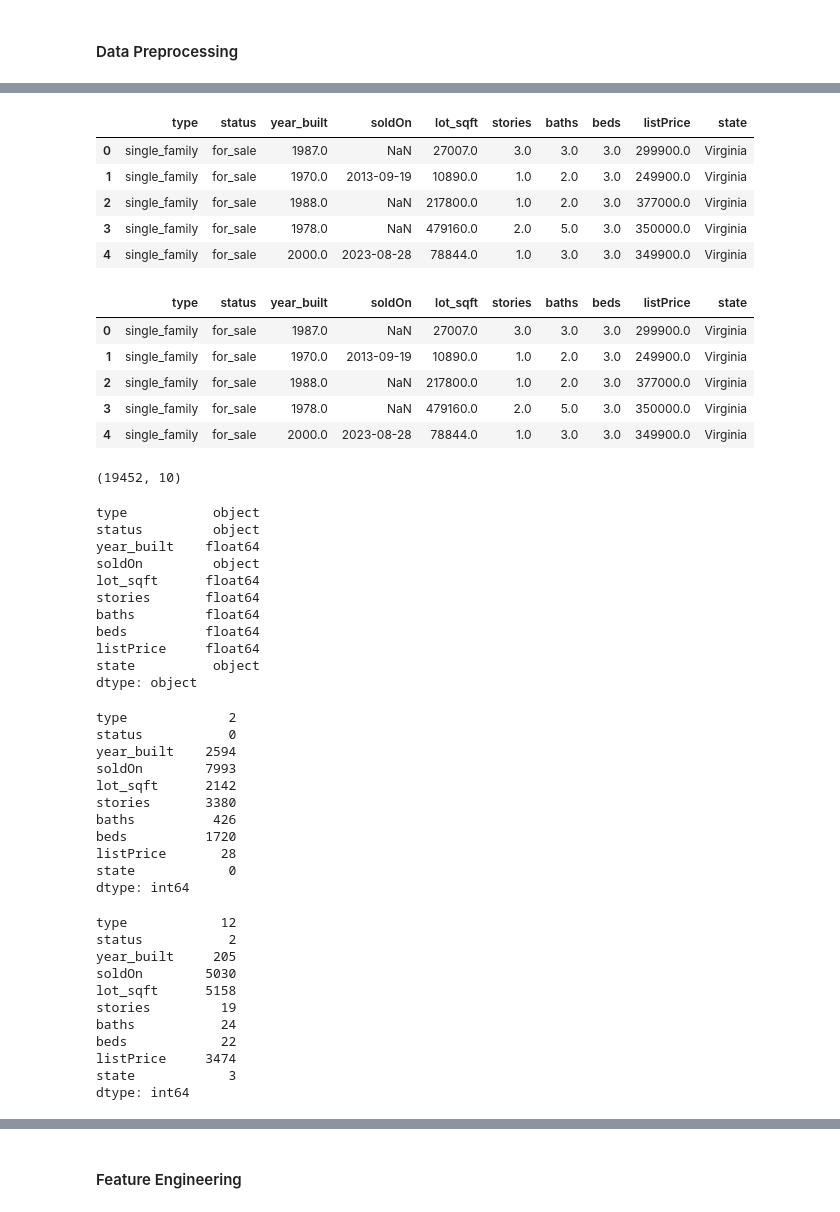
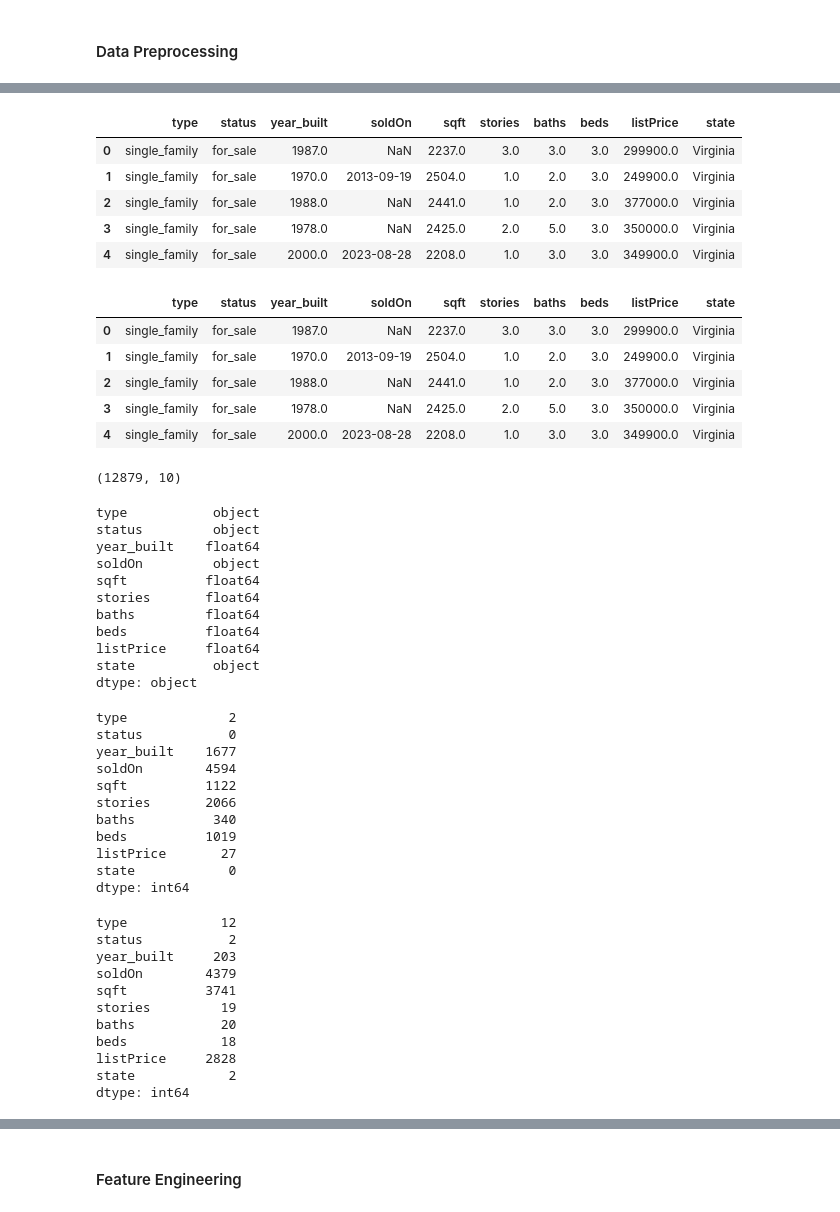
Before and after one commit to NishanD21/Price-Prediction-model-for-Real-Estate, a Jupyter notebook: real_estate.ipynb, the cells around one changed output, grey strips where cells are left out. Drawn from its saved outputs; the diff is of its cells as text; code cells hidden in the pictures.

```diff
--- a/real_estate.ipynb
+++ b/real_estate.ipynb
@@ -146,9 +146,9 @@ dtype: int64
 # %%
 # Feature selection
 
-df_fl = df_fl[['type','status','year_built','soldOn','lot_sqft','stories','baths','beds','listPrice']]
-df_id = df_id[['type','status','year_built','soldOn','lot_sqft','stories','baths','beds','listPrice']]
-df_vi = df_vi[['type','status','year_built','soldOn','lot_sqft','stories','baths','beds','listPrice']]
+df_fl = df_fl[['type','status','year_built','soldOn','sqft','stories','baths','beds','listPrice']]
+#df_id = df_id[['type','status','year_built','soldOn','sqft','stories','baths','beds','listPrice']]
+df_vi = df_vi[['type','status','year_built','soldOn','sqft','stories','baths','beds','listPrice']]
 
 df_fl['state'] = 'Florida'
 df_id['state'] = 'Idaho'
@@ -174,28 +165,28 @@ df_id.head()
 # %%
 df_vi.head()
 # %% [output]
-|  | type | status | year_built | soldOn | lot_sqft | stories | baths | beds | listPrice | state |
-| 0 | single_family | for_sale | 1987.0 | NaN | 27007.0 | 3.0 | 3.0 | 3.0 | 299900.0 | Virginia |
-| 1 | single_family | for_sale | 1970.0 | 2013-09-19 | 10890.0 | 1.0 | 2.0 | 3.0 | 249900.0 | Virginia |
-| 2 | single_family | for_sale | 1988.0 | NaN | 217800.0 | 1.0 | 2.0 | 3.0 | 377000.0 | Virginia |
-| 3 | single_family | for_sale | 1978.0 | NaN | 479160.0 | 2.0 | 5.0 | 3.0 | 350000.0 | Virginia |
-| 4 | single_family | for_sale | 2000.0 | 2023-08-28 | 78844.0 | 1.0 | 3.0 | 3.0 | 349900.0 | Virginia |
+|  | type | status | year_built | soldOn | sqft | stories | baths | beds | listPrice | state |
+| 0 | single_family | for_sale | 1987.0 | NaN | 2237.0 | 3.0 | 3.0 | 3.0 | 299900.0 | Virginia |
+| 1 | single_family | for_sale | 1970.0 | 2013-09-19 | 2504.0 | 1.0 | 2.0 | 3.0 | 249900.0 | Virginia |
+| 2 | single_family | for_sale | 1988.0 | NaN | 2441.0 | 1.0 | 2.0 | 3.0 | 377000.0 | Virginia |
+| 3 | single_family | for_sale | 1978.0 | NaN | 2425.0 | 2.0 | 5.0 | 3.0 | 350000.0 | Virginia |
+| 4 | single_family | for_sale | 2000.0 | 2023-08-28 | 2208.0 | 1.0 | 3.0 | 3.0 | 349900.0 | Virginia |
 # %%
 # concatinating 3 dataframes into one
 
-df = pd.concat([df_vi,df_fl,df_id],axis=0)
+df = pd.concat([df_vi,df_fl],axis=0)
 df.head()
 # %% [output]
-|  | type | status | year_built | soldOn | lot_sqft | stories | baths | beds | listPrice | state |
-| 0 | single_family | for_sale | 1987.0 | NaN | 27007.0 | 3.0 | 3.0 | 3.0 | 299900.0 | Virginia |
-| 1 | single_family | for_sale | 1970.0 | 2013-09-19 | 10890.0 | 1.0 | 2.0 | 3.0 | 249900.0 | Virginia |
-| 2 | single_family | for_sale | 1988.0 | NaN | 217800.0 | 1.0 | 2.0 | 3.0 | 377000.0 | Virginia |
-| 3 | single_family | for_sale | 1978.0 | NaN | 479160.0 | 2.0 | 5.0 | 3.0 | 350000.0 | Virginia |
-| 4 | single_family | for_sale | 2000.0 | 2023-08-28 | 78844.0 | 1.0 | 3.0 | 3.0 | 349900.0 | Virginia |
+|  | type | status | year_built | soldOn | sqft | stories | baths | beds | listPrice | state |
+| 0 | single_family | for_sale | 1987.0 | NaN | 2237.0 | 3.0 | 3.0 | 3.0 | 299900.0 | Virginia |
+| 1 | single_family | for_sale | 1970.0 | 2013-09-19 | 2504.0 | 1.0 | 2.0 | 3.0 | 249900.0 | Virginia |
+| 2 | single_family | for_sale | 1988.0 | NaN | 2441.0 | 1.0 | 2.0 | 3.0 | 377000.0 | Virginia |
+| 3 | single_family | for_sale | 1978.0 | NaN | 2425.0 | 2.0 | 5.0 | 3.0 | 350000.0 | Virginia |
+| 4 | single_family | for_sale | 2000.0 | 2023-08-28 | 2208.0 | 1.0 | 3.0 | 3.0 | 349900.0 | Virginia |
 # %%
 df.shape
 # %% [output]
-(19452, 10)
+(12879, 10)
 # %%
 df.dtypes
 # %% [output]
@@ -203,7 +194,7 @@ type           object
 status         object
 year_built    float64
 soldOn         object
-lot_sqft      float64
+sqft          float64
 stories       float64
 baths         float64
 beds          float64
@@ -215,13 +206,13 @@ df.isnull().sum()
 # %% [output]
 type             2
 status           0
-year_built    2594
-soldOn        7993
-lot_sqft      2142
-stories       3380
-baths          426
-beds          1720
-listPrice       28
+year_built    1677
+soldOn        4594
+sqft          1122
+stories       2066
+baths          340
+beds          1019
+listPrice       27
 state            0
 dtype: int64
 # %%
@@ -229,14 +220,14 @@ df.nunique()
 # %% [output]
 type            12
 status           2
-year_built     205
-soldOn        5030
-lot_sqft      5158
+year_built     203
+soldOn        4379
+sqft          3741
 stories         19
-baths           24
-beds            22
-listPrice     3474
-state            3
+baths           20
+beds            18
+listPrice     2828
+state            2
 dtype: int64
 # %%
 df['type'].value_counts()
```
Also changed, not shown: parts of 31 cells of this notebook.
